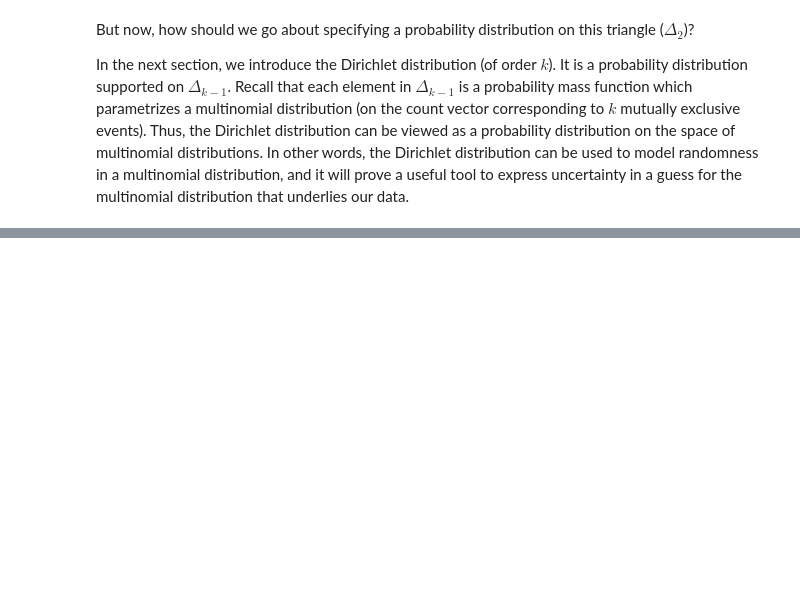
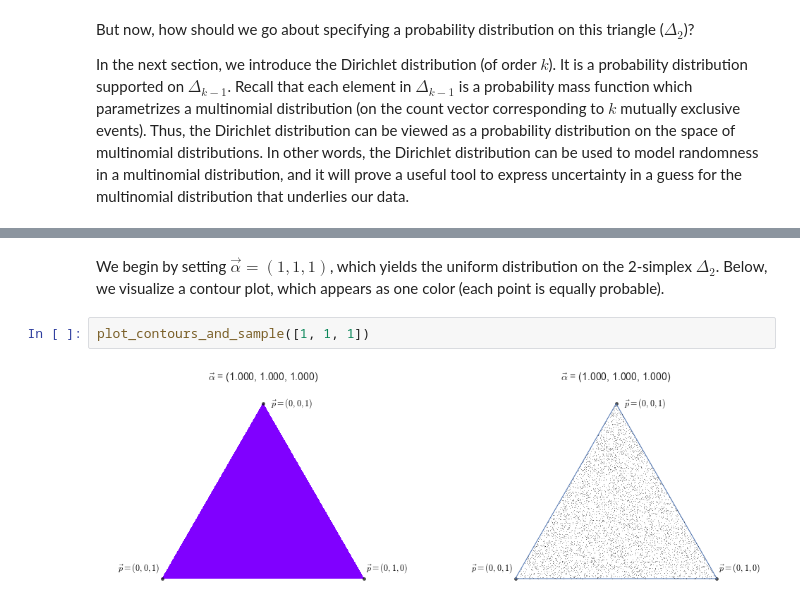
Before and after one commit to alexisbcook/Pelican_blog_all, a Jupyter notebook: drafts/Bayesian Inference and Dirichlet Distributions.ipynb, the cells around one changed output, grey strips where cells are left out. Saved outputs shown, nothing was run; the diff lists cells and outputs as text; blank space fills up the shorter version.

```diff
--- a/drafts/Bayesian Inference and Dirichlet Distributions.ipynb
+++ b/drafts/Bayesian Inference and Dirichlet Distributions.ipynb
@@ -138,0 +246,6 @@ on the simplex $\Delta_{k-1}$ and zero elsewhere.
+# %% [markdown]
+We begin by setting $\vec{\alpha} = (1, 1, 1)$, which yields the uniform distribution on the 2-simplex $\Delta_2$.  Below, we visualize a contour plot, which appears as one color (each point is equally probable).
+# %%
+plot_contours_and_sample([1, 1, 1])
+# %% [output]
+[figure, added]
```
Also changed, not shown: parts of 11 cells of this notebook.
